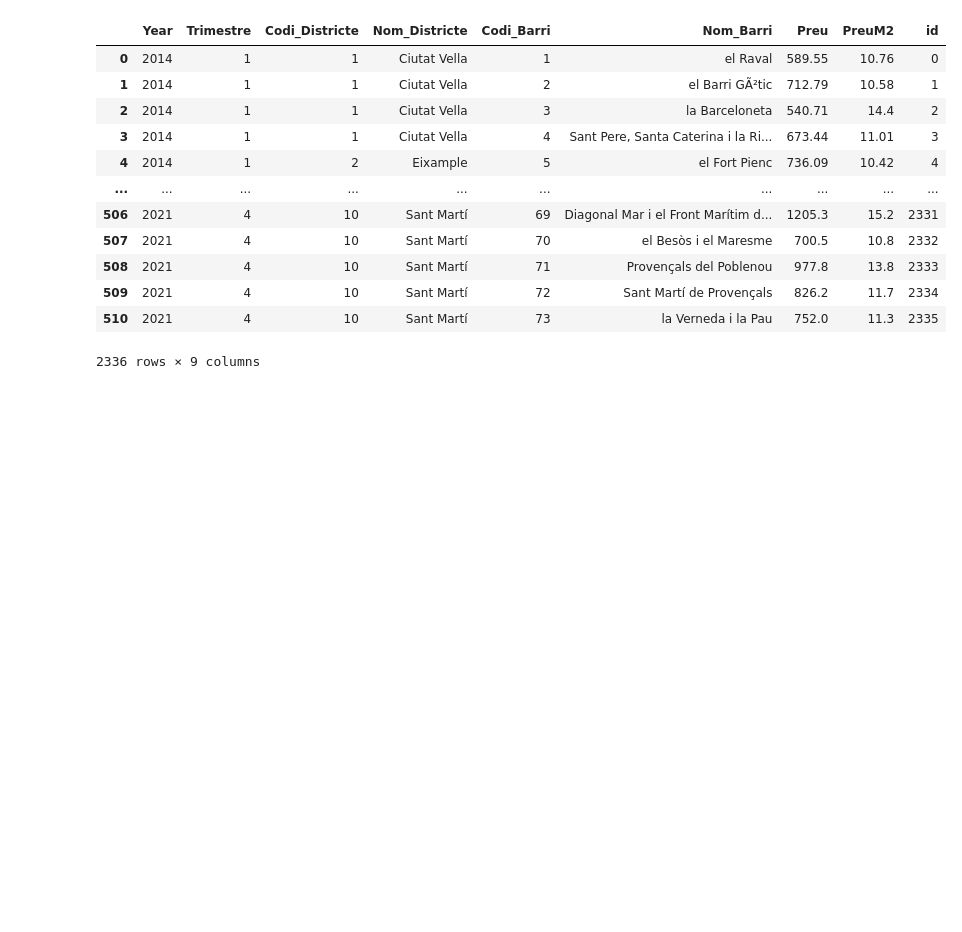
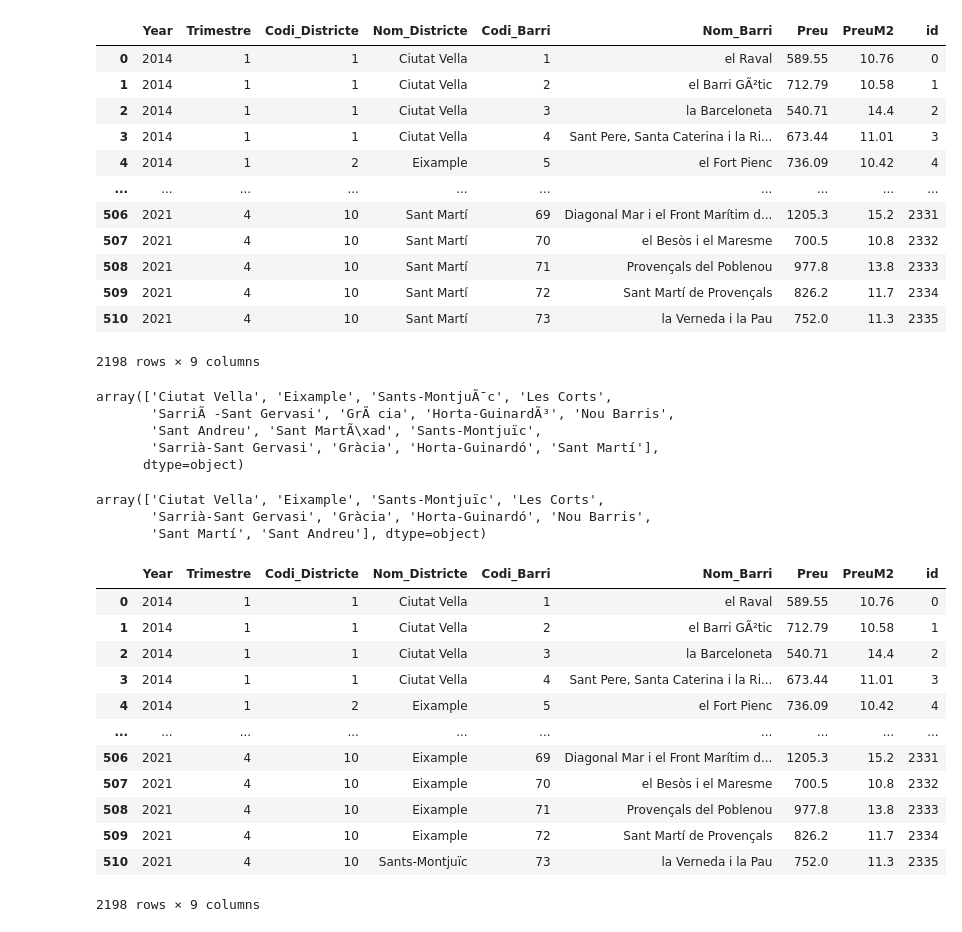
Before and after one commit to IohanSardinha/hoods, a Jupyter notebook: data/preprocessing.ipynb, the cells around one changed output. Saved outputs shown, nothing was run; the diff lists cells and outputs as text; code cells hidden in the pictures; blank space fills up the shorter version.

```diff
--- a/data/preprocessing.ipynb
+++ b/data/preprocessing.ipynb
@@ -38,6 +39,9 @@ for file in files:
     res = pd.concat([res, df])
 
 res['id'] = [i for i in range(len(res))]
+#res[(res['Nom_Districte'] == 'Gràcia') & (res['Year'] == 2021)]
+
+res = res.dropna()
 res
 # %% [output]
 |  | Year | Trimestre | Codi_Districte | Nom_Districte | Codi_Barri | Nom_Barri | Preu | PreuM2 | id |
@@ -52,4 +56,55 @@ res
 | 508 | 2021 | 4 | 10 | Sant Martí | 71 | Provençals del Poblenou | 977.8 | 13.8 | 2333 |
 | 509 | 2021 | 4 | 10 | Sant Martí | 72 | Sant Martí de Provençals | 826.2 | 11.7 | 2334 |
 | 510 | 2021 | 4 | 10 | Sant Martí | 73 | la Verneda i la Pau | 752.0 | 11.3 | 2335 |
-2336 rows × 9 columns
+2198 rows × 9 columns
+# %%
+res['Nom_Districte'].unique()
+# %% [output]
+array(['Ciutat Vella', 'Eixample', 'Sants-MontjuÃ¯c', 'Les Corts',
+       'SarriÃ -Sant Gervasi', 'GrÃ cia', 'Horta-GuinardÃ³', 'Nou Barris',
+       'Sant Andreu', 'Sant MartÃ\xad', 'Sants-Montjuïc',
+       'Sarrià-Sant Gervasi', 'Gràcia', 'Horta-Guinardó', 'Sant Martí'],
+      dtype=object)
+# %%
+right_dis = {
+    "Ciutat Vella" : "Ciutat Vella",
+    "Eixample" : "Eixample",
+    "Sants-MontjuÃ¯c" : "Sants-Montjuïc",
+    "Les Corts" : "Les Corts",
+    "SarriÃ -Sant Gervasi" : "Sarrià-Sant Gervasi",
+    "GrÃ cia" : "Gràcia",
+    "Horta-GuinardÃ³" : "Horta-Guinardó",
+    "Horta - Guinardó" : "Horta-Guinardó",
+    "Nou Barris" : "Nou Barris",
+    "Sant Andreu" : "Sant Andreu",
+    "Sant MartÃ\xad" : "Sant Martí",
+    "Sants-Montjuïc" : "Sants-Montjuïc",
+    "Sarrià-Sant Gervasi" : "Sarrià-Sant Gervasi",
+    "Gràcia" : "Gràcia",
+    "Horta-Guinardó" : "Horta-Guinardó",
+    "Sant Martí" : "Sant Martí"
+ }
+# %%
+for i in res.index:
+    res.at[i,'Nom_Districte'] = right_dis[res.iloc[i]['Nom_Districte']]
+res['Nom_Districte'].unique()
+# %% [output]
+array(['Ciutat Vella', 'Eixample', 'Sants-Montjuïc', 'Les Corts',
+       'Sarrià-Sant Gervasi', 'Gràcia', 'Horta-Guinardó', 'Nou Barris',
+       'Sant Martí', 'Sant Andreu'], dtype=object)
+# %%
+res
+# %% [output]
+|  | Year | Trimestre | Codi_Districte | Nom_Districte | Codi_Barri | Nom_Barri | Preu | PreuM2 | id |
+| 0 | 2014 | 1 | 1 | Ciutat Vella | 1 | el Raval | 589.55 | 10.76 | 0 |
+| 1 | 2014 | 1 | 1 | Ciutat Vella | 2 | el Barri GÃ²tic | 712.79 | 10.58 | 1 |
+| 2 | 2014 | 1 | 1 | Ciutat Vella | 3 | la Barceloneta | 540.71 | 14.4 | 2 |
+| 3 | 2014 | 1 | 1 | Ciutat Vella | 4 | Sant Pere, Santa Caterina i la Ri... | 673.44 | 11.01 | 3 |
+| 4 | 2014 | 1 | 2 | Eixample | 5 | el Fort Pienc | 736.09 | 10.42 | 4 |
+| ... | ... | ... | ... | ... | ... | ... | ... | ... | ... |
+| 506 | 2021 | 4 | 10 | Eixample | 69 | Diagonal Mar i el Front Marítim d... | 1205.3 | 15.2 | 2331 |
+| 507 | 2021 | 4 | 10 | Eixample | 70 | el Besòs i el Maresme | 700.5 | 10.8 | 2332 |
+| 508 | 2021 | 4 | 10 | Eixample | 71 | Provençals del Poblenou | 977.8 | 13.8 | 2333 |
+| 509 | 2021 | 4 | 10 | Eixample | 72 | Sant Martí de Provençals | 826.2 | 11.7 | 2334 |
+| 510 | 2021 | 4 | 10 | Sants-Montjuïc | 73 | la Verneda i la Pau | 752.0 | 11.3 | 2335 |
+2198 rows × 9 columns
```
Also changed, not shown: parts of 10 cells of this notebook, 5 other files.
